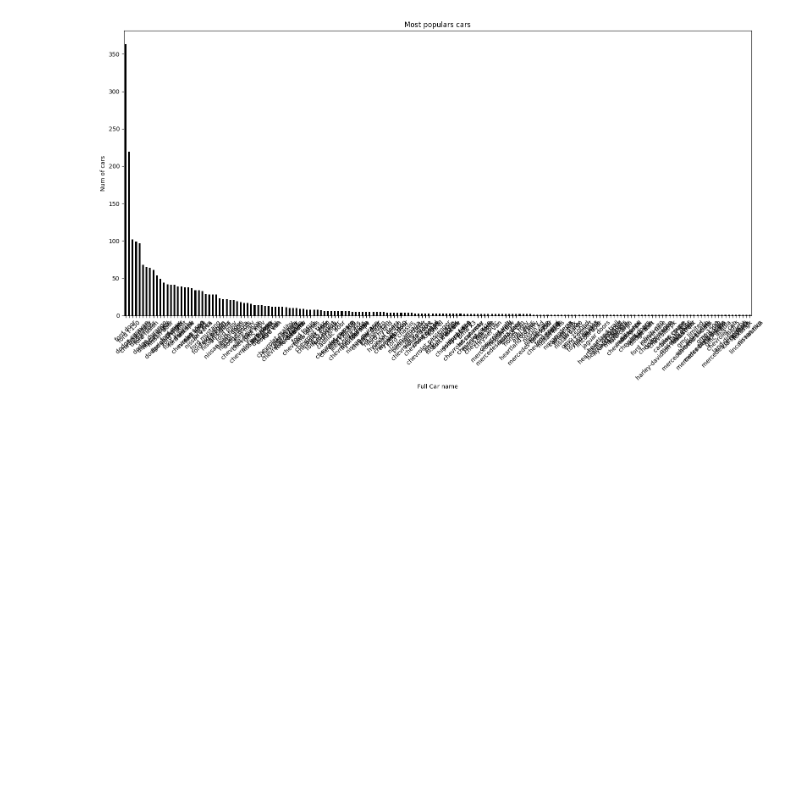
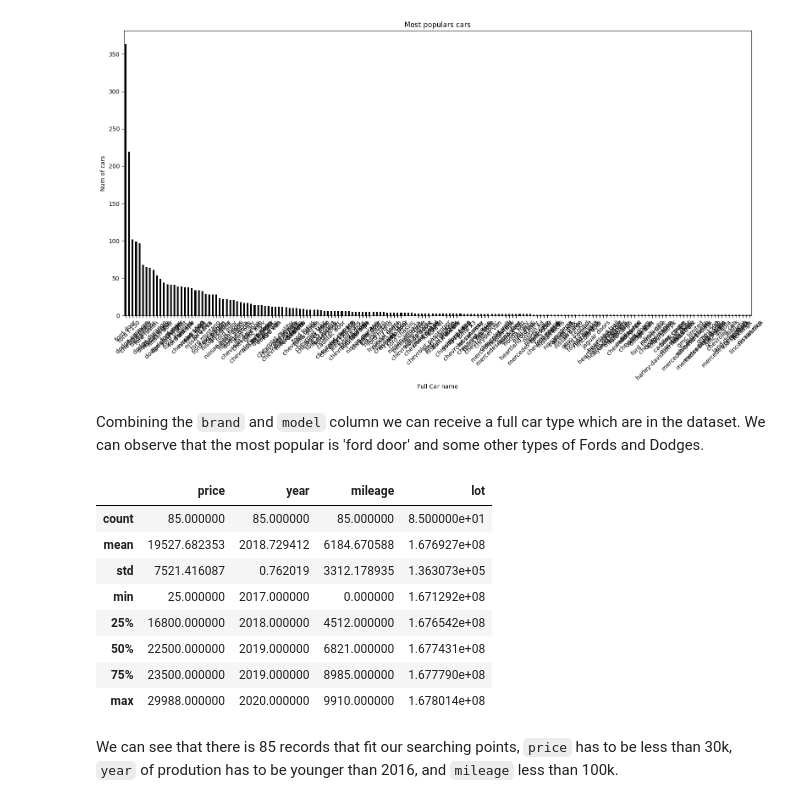
Before and after one commit to Tatraa/Data-Science, a Jupyter notebook: Assigment1/Assignment_1_opt.ipynb, the cells around one changed output. Drawn from its saved outputs; the diff is of its cells as text; code cells hidden in the pictures; blank space fills up the shorter version.

```diff
--- a/Assigment1/Assignment_1_opt.ipynb
+++ b/Assigment1/Assignment_1_opt.ipynb
@@ -138,3 +160,21 @@ plt.tight_layout()
 plt.show()
 # %% [output]
 [figure]
+# %% [markdown]
+Combining the `brand` and `model` column we can receive a full car type which are in the dataset. We can observe that the most popular is 'ford door' and some other types of Fords and Dodges.
+# %%
+condition = lambda data: (data['price']<30000) & (data['year'] > 2016) & (data['mileage'] < 10000)
+con = data.loc[condition]
+con[cars_numerical_df].describe()
+# %% [output]
+|  | price | year | mileage | lot |
+| count | 85.000000 | 85.000000 | 85.000000 | 8.500000e+01 |
+| mean | 19527.682353 | 2018.729412 | 6184.670588 | 1.676927e+08 |
+| std | 7521.416087 | 0.762019 | 3312.178935 | 1.363073e+05 |
+| min | 25.000000 | 2017.000000 | 0.000000 | 1.671292e+08 |
+| 25% | 16800.000000 | 2018.000000 | 4512.000000 | 1.676542e+08 |
+| 50% | 22500.000000 | 2019.000000 | 6821.000000 | 1.677431e+08 |
+| 75% | 23500.000000 | 2019.000000 | 8985.000000 | 1.677790e+08 |
+| max | 29988.000000 | 2020.000000 | 9910.000000 | 1.678014e+08 |
+# %% [markdown]
+We can see that there is 85 records that fit our searching points, `price` has to be less than 30k, `year` of prodution has to be younger than 2016, and `mileage` less than 100k.
```
Also changed, not shown: parts of 10 cells of this notebook.
